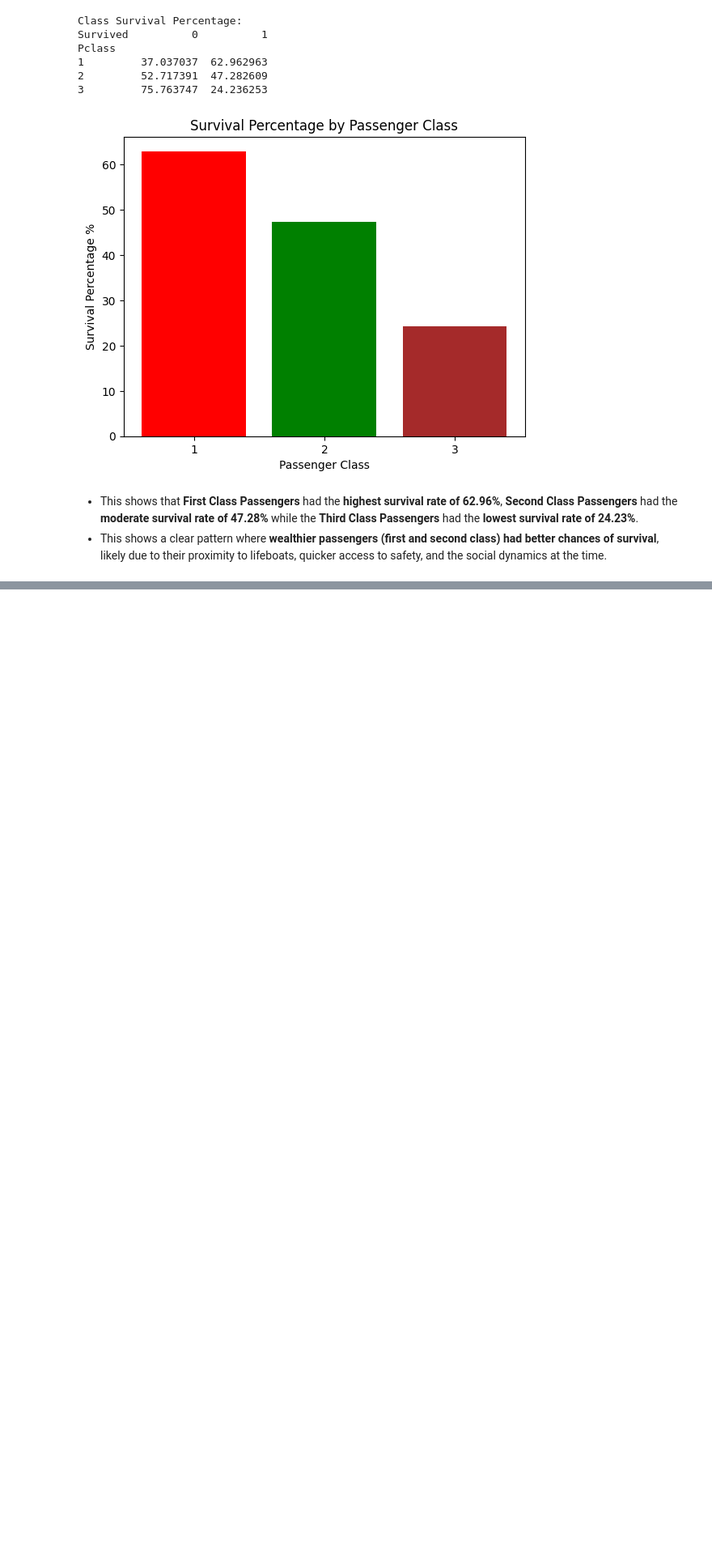
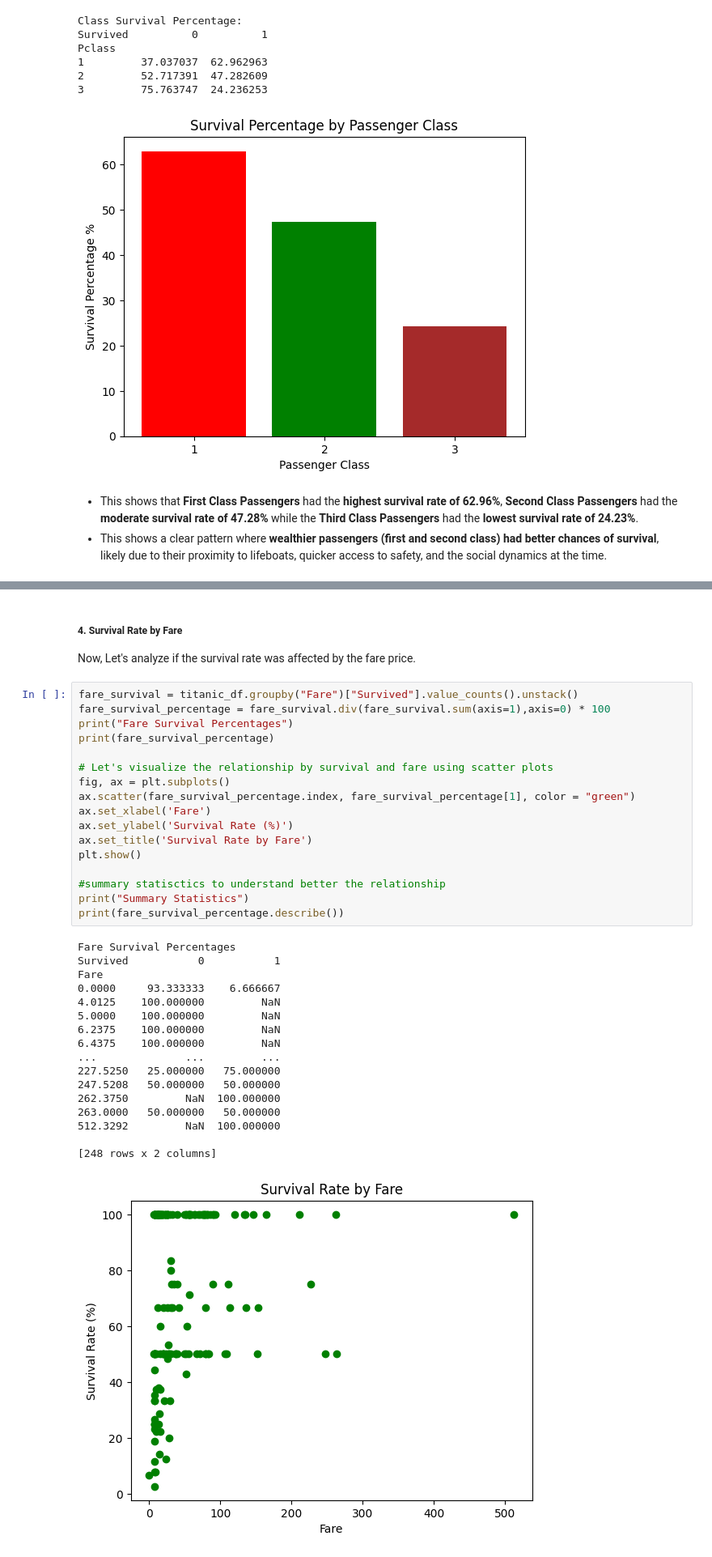
Before and after one commit to mariamkhan04/PRODIGY_DS_02, a Jupyter notebook: Titanic_Analysis.ipynb, the cells around one changed output, grey strips where cells are left out. Shown at 81% size. Cells and saved outputs as stored; diff of their text form; blank space fills up the shorter version.

```diff
--- a/Titanic_Analysis.ipynb
+++ b/Titanic_Analysis.ipynb
@@ -352,0 +406,38 @@ Pclass
+# %% [markdown]
+##### **4. Survival Rate by Fare**
+Now, Let's analyze if the survival rate was affected by the fare price.
+# %%
+fare_survival = titanic_df.groupby("Fare")["Survived"].value_counts().unstack()
+fare_survival_percentage = fare_survival.div(fare_survival.sum(axis=1),axis=0) * 100
+print("Fare Survival Percentages")
+print(fare_survival_percentage)
+
+# Let's visualize the relationship by survival and fare using scatter plots
+fig, ax = plt.subplots()
+ax.scatter(fare_survival_percentage.index, fare_survival_percentage[1], color = "green")
+ax.set_xlabel('Fare')
+ax.set_ylabel('Survival Rate (%)')
+ax.set_title('Survival Rate by Fare')
+plt.show()
+
+#summary statisctics to understand better the relationship
+print("Summary Statistics")
+print(fare_survival_percentage.describe())
+# %% [output]
+Fare Survival Percentages
+Survived           0           1
+Fare
+0.0000     93.333333    6.666667
+4.0125    100.000000         NaN
+5.0000    100.000000         NaN
+6.2375    100.000000         NaN
+6.4375    100.000000         NaN
+...              ...         ...
+227.5250   25.000000   75.000000
+247.5208   50.000000   50.000000
+262.3750         NaN  100.000000
+263.0000   50.000000   50.000000
+512.3292         NaN  100.000000
+
+[248 rows x 2 columns]
+[figure, added]
```
Also changed, not shown: parts of 19 cells of this notebook, 1 other file.
